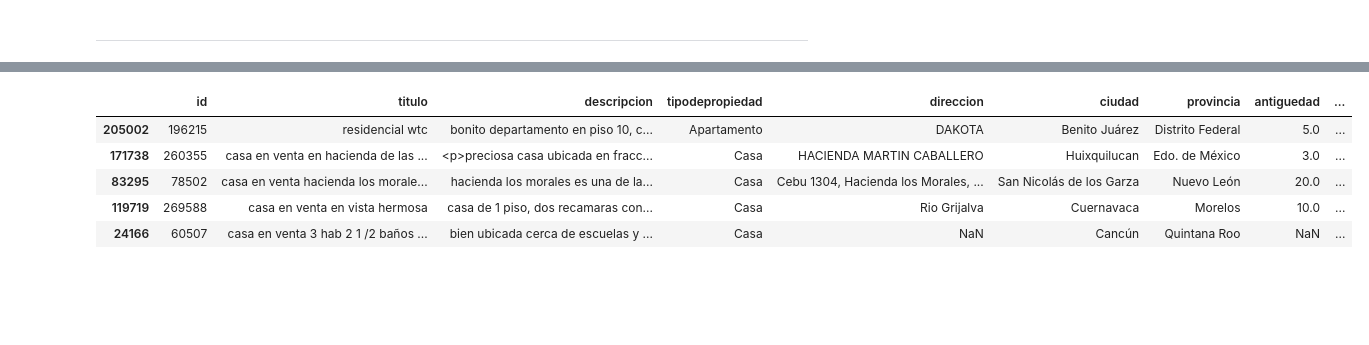
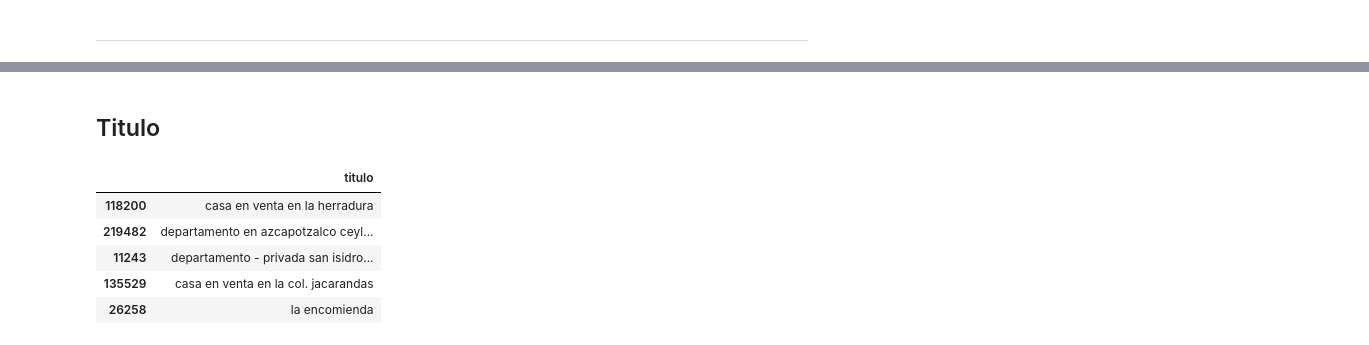
Before and after one commit to rozanecm/7506_tp2_2c2019, a Jupyter notebook: notebooks/feature eng. by rozanecm.ipynb, the cells around one changed output, grey strips where cells are left out. Cells and saved outputs as stored; diff of their text form; code cells hidden in the pictures; blank space fills up the shorter version.

```diff
--- a/notebooks/feature eng. by rozanecm.ipynb
+++ b/notebooks/feature eng. by rozanecm.ipynb
@@ -51,3 +81,6 @@ def feature_fechas(df):
 
 feature_fechas(train)
 feature_fechas(test)
+# %%
+train['reatio_cubiertos_totales'] = train['metroscubiertos']/train['metrostotales']
+test['reatio_cubiertos_totales'] = test['metroscubiertos']/train['metrostotales']
@@ -86,0 +197,2 @@ train.groupby('provincia')['antiguedad'].agg(['min','max','std','mean','median',
+# %% [markdown]
+## Titulo
@@ -87,9 +207,9 @@ train.groupby('provincia')['antiguedad'].agg(['min','max','std','mean','median',
 # %%
-train.sample(5)
+train[['titulo']].sample(5)
 # %% [output]
-|  | id | titulo | descripcion | tipodepropiedad | direccion | ciudad | provincia | antiguedad | ... |
-| 205002 | 196215 | residencial wtc | bonito departamento en piso 10, c... | Apartamento | DAKOTA | Benito Juárez | Distrito Federal | 5.0 | ... |
-| 171738 | 260355 | casa en venta en hacienda de las ... | <p>preciosa casa ubicada en fracc... | Casa | HACIENDA MARTIN CABALLERO | Huixquilucan | Edo. de México | 3.0 | ... |
-| 83295 | 78502 | casa en venta hacienda los morale... | hacienda los morales es una de la... | Casa | Cebu 1304, Hacienda los Morales, ... | San Nicolás de los Garza | Nuevo León | 20.0 | ... |
-| 119719 | 269588 | casa en venta en vista hermosa | casa de 1 piso, dos recamaras con... | Casa | Rio Grijalva | Cuernavaca | Morelos | 10.0 | ... |
-| 24166 | 60507 | casa en venta 3 hab 2 1 /2 baños ... | bien ubicada cerca de escuelas y ... | Casa | NaN | Cancún | Quintana Roo | NaN | ... |
+|  | titulo |
+| 118200 | casa en venta en la herradura |
+| 219482 | departamento en azcapotzalco ceyl... |
+| 11243 | departamento - privada san isidro... |
+| 135529 | casa en venta en la col. jacarandas |
+| 26258 | la encomienda |
```
Also changed, not shown: parts of 46 cells of this notebook.
